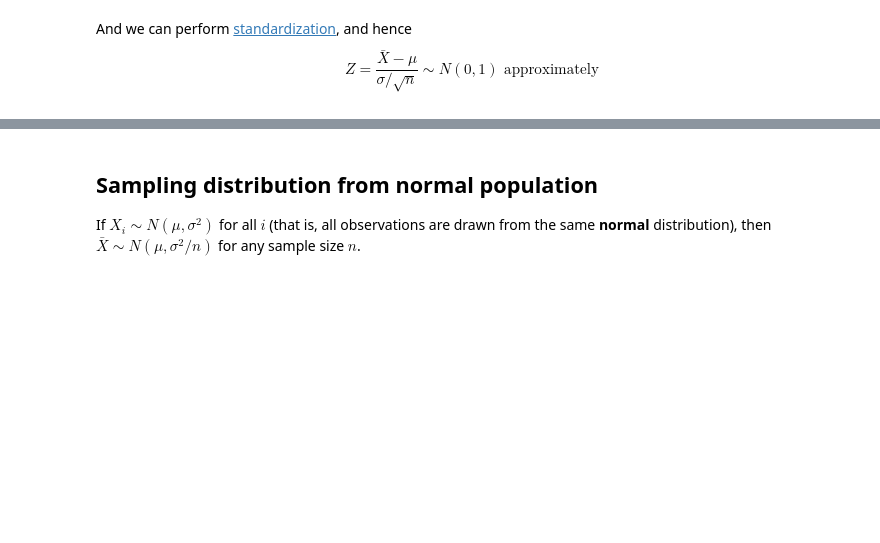
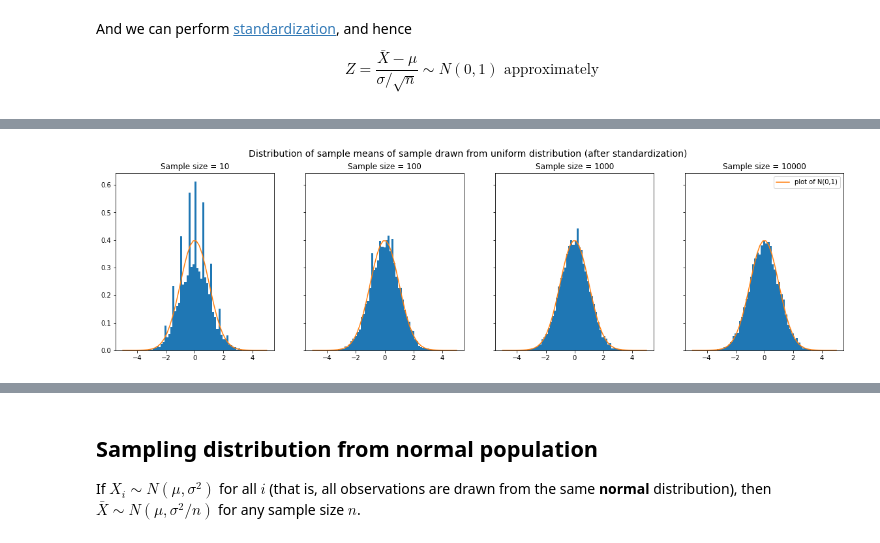
Before and after one commit to 0WN463/wellspring, a Jupyter notebook: statistic/sampling.ipynb, the cells around one changed output, grey strips where cells are left out. Cells and saved outputs as stored; diff of their text form; code cells hidden in the pictures; blank space fills up the shorter version.

```diff
--- a/statistic/sampling.ipynb
+++ b/statistic/sampling.ipynb
@@ -162,0 +269,14 @@ $$
+# %%
+domain = np.arange(10)
+d = dist.uniform().fx(domain)
+
+
+plot_samples(lambda sample_size: sample(d, domain, sample_size),
+             mu=domain.sum()/10,
+             sigma=sqrt(((domain - domain.sum()/10) ** 2).sum()/10)
+             )
+plt.suptitle(
+    "Distribution of sample means of sample drawn from uniform distribution (after standardization)", fontsize=14)
+plt.show()
+# %% [output]
+[figure, added]
```
Also changed, not shown: parts of 32 cells of this notebook, 5 other files.
